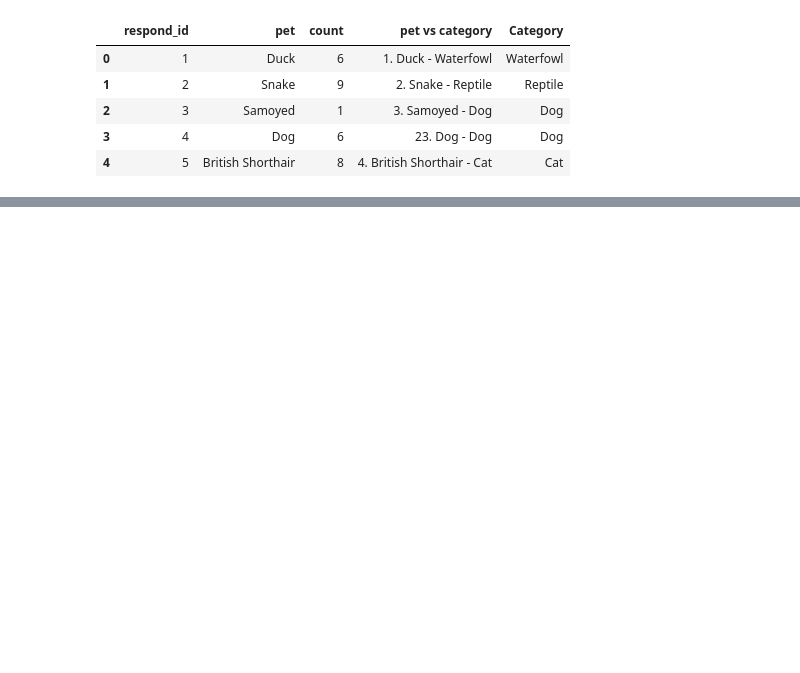
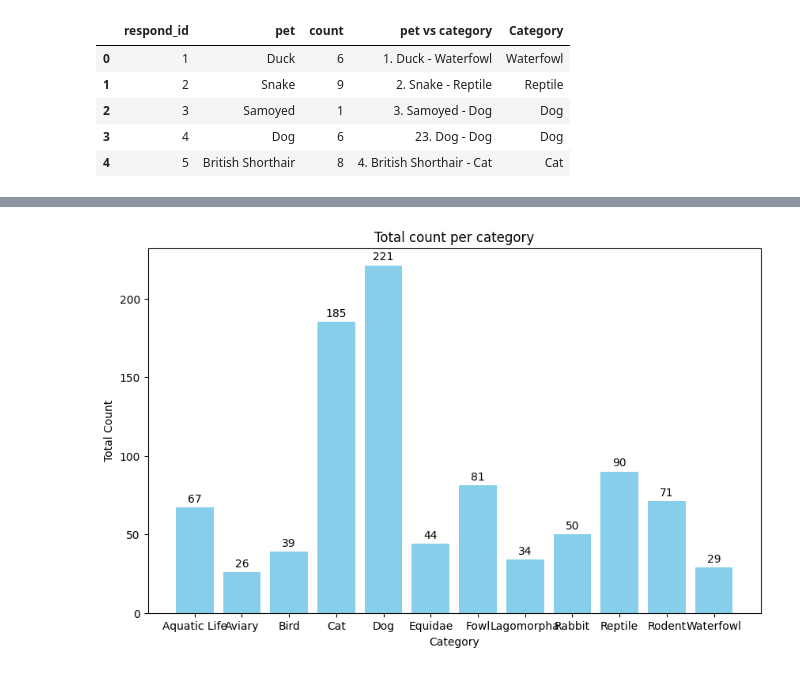
Before and after one commit to Weijia-Wang341/Ollama_Categorizing_Pets, a Jupyter notebook: Count&Visualization.ipynb, the cells around one changed output, grey strips where cells are left out. Cells and saved outputs as stored; diff of their text form; code cells hidden in the pictures; blank space fills up the shorter version.

```diff
--- a/Count&Visualization.ipynb
+++ b/Count&Visualization.ipynb
@@ -10,3 +10,6 @@ df.head()
 | 2 | 3 | Samoyed | 1 | 3. Samoyed - Dog | Dog |
 | 3 | 4 | Dog | 6 | 23. Dog - Dog | Dog |
 | 4 | 5 | British Shorthair | 8 | 4. British Shorthair - Cat | Cat |
+# %%
+category_total = df.groupby('Category')['count'].sum().reset_index()
+print(category_total)
@@ -12,0 +30,16 @@ df.head()
+# %%
+# plot verticle bar chart
+import matplotlib.pyplot as plt
+
+plt.figure(figsize=(10, 6))
+bars = plt.bar(category_total['Category'], category_total['count'], color='skyblue')
+plt.title('Total count per category')
+plt.xlabel('Category')
+plt.ylabel('Total Count')
+for bar in bars:
+    yval = bar.get_height()
+    plt.text(bar.get_x() + bar.get_width() /2, yval + 2,
+             f'{yval}', ha='center', va='bottom')
+plt.show()
+# %% [output]
+[figure, added]
```
Also changed, not shown: parts of 2 cells of this notebook, 1 other file.
